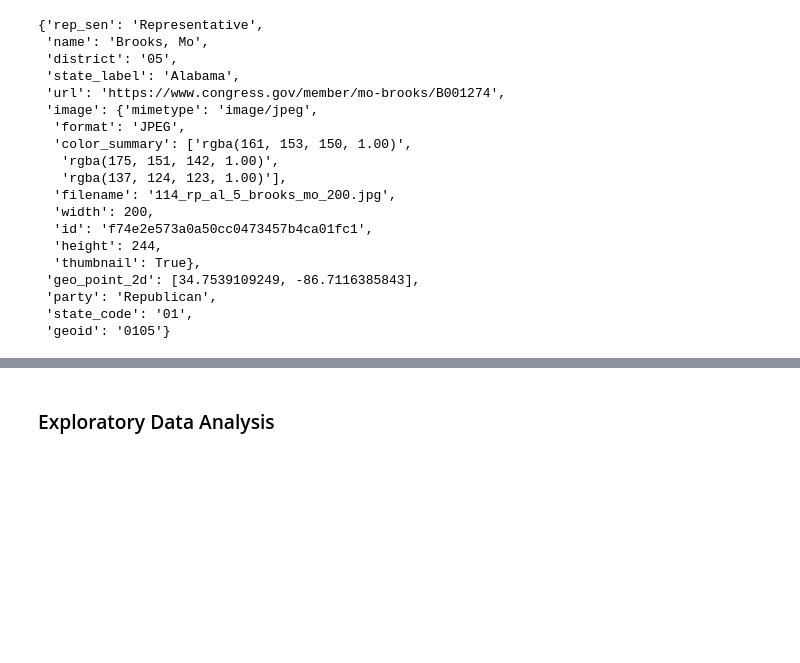
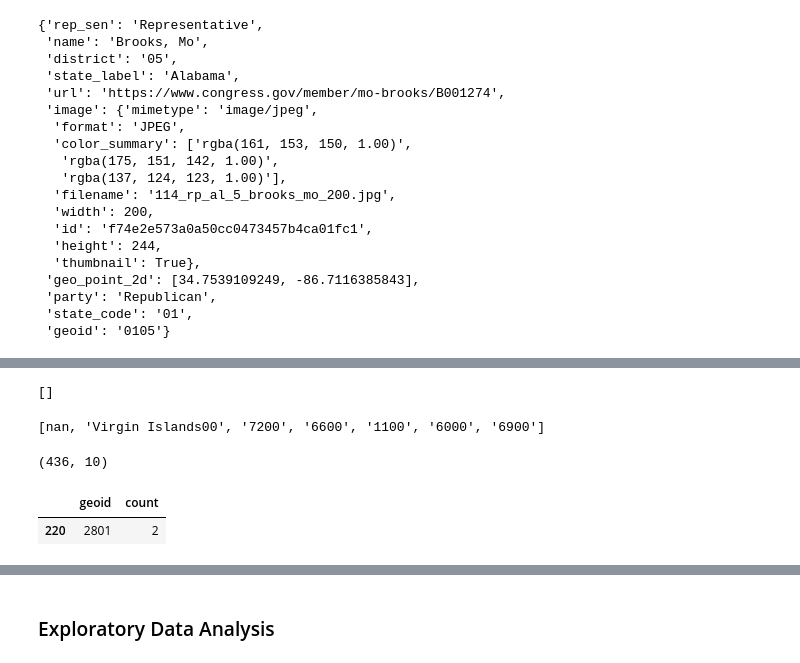
Before and after one commit to SophieNiu/infovisfinal, a Jupyter notebook: SI649 - Matt's Data Exploration.ipynb, the cells around one changed output, grey strips where cells are left out. Saved outputs shown, nothing was run; the diff lists cells and outputs as text; code cells hidden in the pictures; blank space fills up the shorter version.

```diff
--- a/SI649 - Matt's Data Exploration.ipynb
+++ b/SI649 - Matt's Data Exploration.ipynb
@@ -169,0 +295,11 @@ congprop = pd.DataFrame(congprop)
+# %%
+#Which are missing from the Congressional GeoJSON data?
+[x for x in DistIds if x not in congprop['geoid'].unique().tolist()]
+# %% [output]
+[]
+# %%
+#Which districts in the Congressional GeoJSON data are missing from the Climate Opinion Data?
+BadGeoDist = [x for x in congprop['geoid'].unique().tolist() if x not in DistIds]
+BadGeoDist
+# %% [output]
+[nan, 'Virgin Islands00', '7200', '6600', '1100', '6000', '6900']
@@ -169,0 +309,11 @@ congprop = pd.DataFrame(congprop)
+# %%
+#Looks like we are still 1 record over 435...
+congprop.shape
+# %% [output]
+(436, 10)
+# %%
+#Searching for districts in the json file with duplicate representation data
+congprop.groupby('geoid',as_index=False)['geoid'].agg({'count':'count'}).query('count > 1').sort_values('count',ascending=False)
+# %% [output]
+|  | geoid | count |
+| 220 | 2801 | 2 |
```
Also changed, not shown: parts of 41 cells of this notebook, 2 other files.
